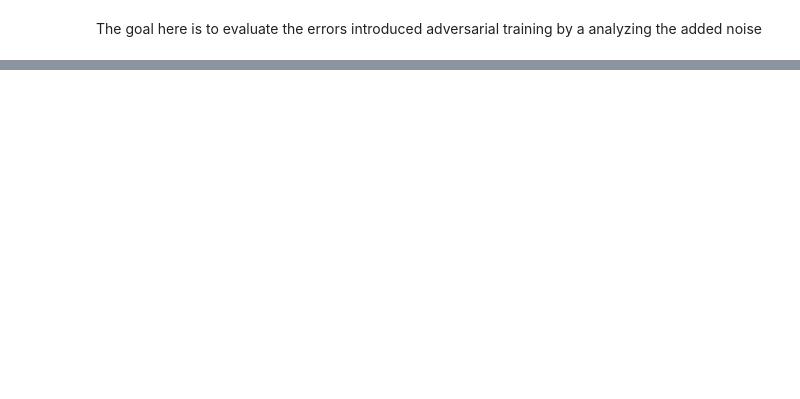
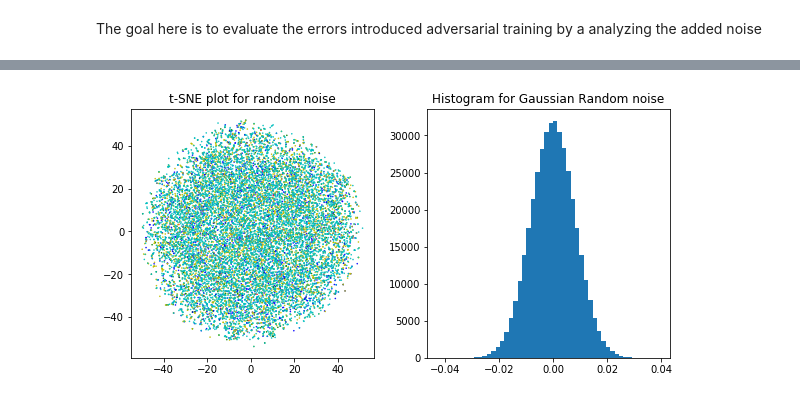
Before and after one commit to vorzawk/mdlAttack, a Jupyter notebook: mdlAttack_tsnePatterns.ipynb, the cells around one changed output, grey strips where cells are left out. Cells and saved outputs as stored; diff of their text form; code cells hidden in the pictures; blank space fills up the shorter version.

```diff
--- a/mdlAttack_tsnePatterns.ipynb
+++ b/mdlAttack_tsnePatterns.ipynb
@@ -166,0 +114,13 @@ def compute_Tsne(realNoise):
+# %%
+def generate_GaussianNoise(noise):
+    """ Generate Gaussian noise with the same shape and range as noise. The mean of the generated noise is always
+    0, and the standard deviation is chosen as range/6. This is based on the fact that 99.7% of the values in
+    a Gaussian distribution are within a 6*sigma width around the mean. This makes the range of the generated
+    Gaussian noise approximates same as the range of noise."""
+    randNoise = []
+    minNoise, maxNoise = compute_minAndMax(noise)
+    sigma = (maxNoise - minNoise)/6
+    for layer in noise:
+        randLayer = np.random.normal(0, sigma, layer.shape)
+        randNoise.append(randLayer)
+    return randNoise
@@ -166,0 +132,18 @@ def compute_Tsne(realNoise):
+# %%
+def flatten_listArrays(listArrays):
+    flattenedArray = np.array([])
+    for array in listArrays:
+        flattenedArray = np.append(flattenedArray, array.flatten())
+    return flattenedArray
+# %%
+f, axarr = plt.subplots(1, 2, figsize=(8,4), constrained_layout=True)
+randNoise_x, randNoise_y = randNoiseTsne.T
+axarr[0].scatter(randNoise_x, randNoise_y, s=0.3, c=colors)
+axarr[0].set(title ='t-SNE plot for random noise')
+# The random noise must be flattened before plotting the histogram.
+randNoise1D = flatten_listArrays(randNoise)
+axarr[1].hist(randNoise1D, 50)
+axarr[1].set(title = 'Histogram for Gaussian Random noise')
+plt.show()
+# %% [output]
+[figure, added]
```
Also changed, not shown: parts of 21 cells of this notebook.
